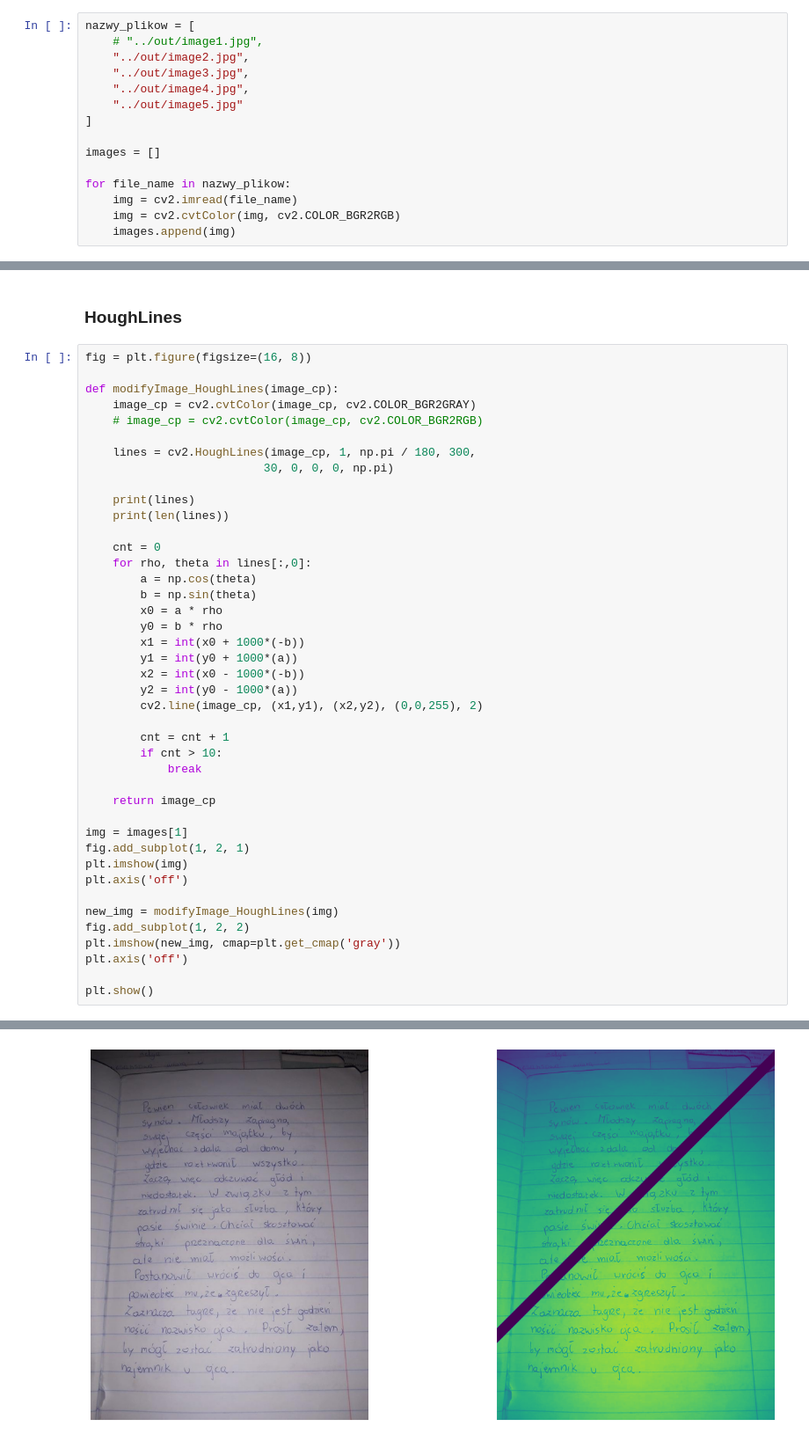
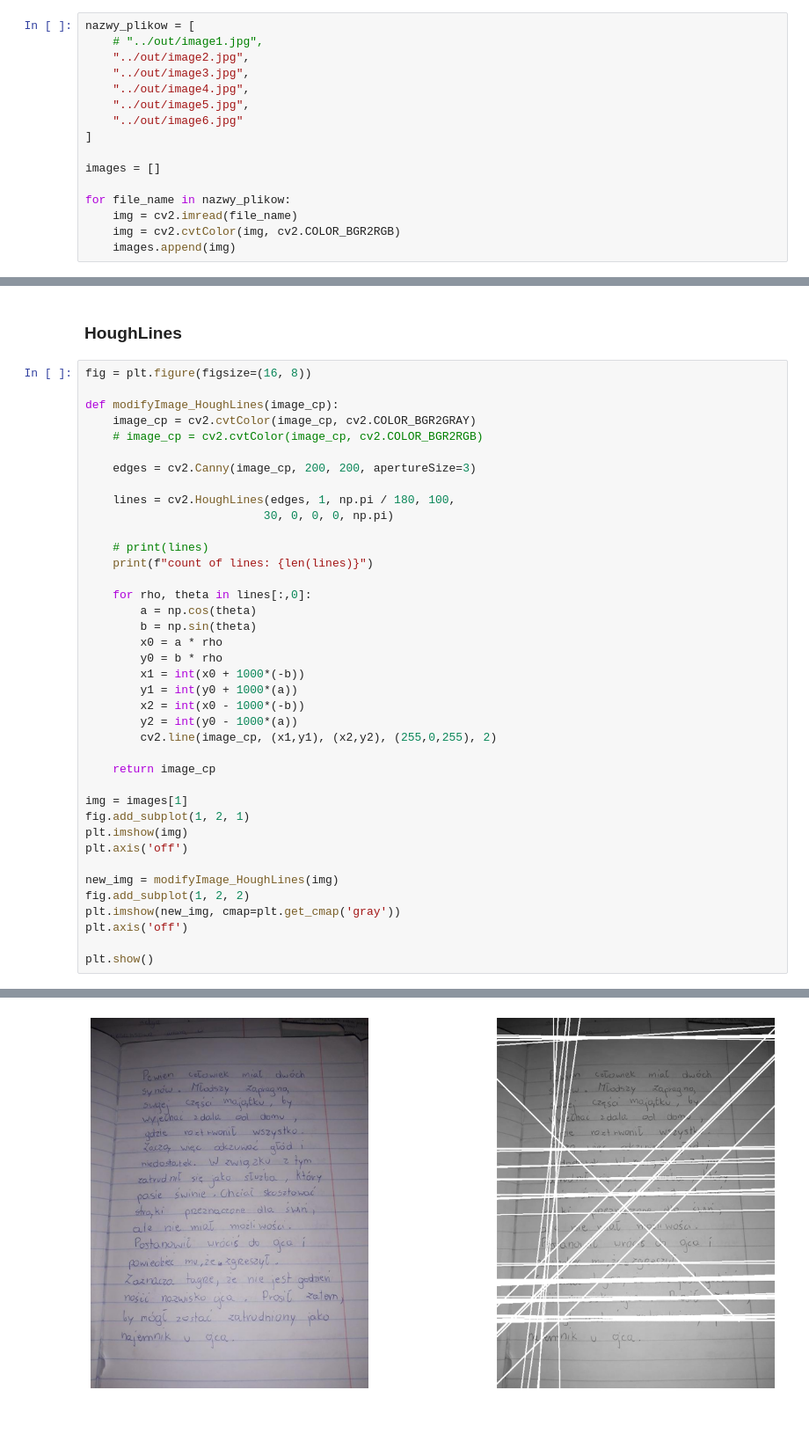
Before and after one commit to wikolego/wikolego-repository, a Jupyter notebook: ai-path/projects/image-to-black-white/notebooks/differentMethodsTests.ipynb, the cells around one changed output, grey strips where cells are left out. Shown at 88% size. Cells and saved outputs as stored; diff of their text form.

```diff
--- a/ai-path/projects/image-to-black-white/notebooks/differentMethodsTests.ipynb
+++ b/ai-path/projects/image-to-black-white/notebooks/differentMethodsTests.ipynb
@@ -19,7 +19,8 @@ nazwy_plikow = [
     "../out/image2.jpg",
     "../out/image3.jpg",
     "../out/image4.jpg",
-    "../out/image5.jpg"
+    "../out/image5.jpg",
+    "../out/image6.jpg"
 ]
 
 images = []
@@ -119,13 +120,14 @@ def modifyImage_HoughLines(image_cp):
     image_cp = cv2.cvtColor(image_cp, cv2.COLOR_BGR2GRAY)
     # image_cp = cv2.cvtColor(image_cp, cv2.COLOR_BGR2RGB)
 
-    lines = cv2.HoughLines(image_cp, 1, np.pi / 180, 300,
+    edges = cv2.Canny(image_cp, 200, 200, apertureSize=3)
+
+    lines = cv2.HoughLines(edges, 1, np.pi / 180, 100,
                           30, 0, 0, 0, np.pi)
 
-    print(lines)
-    print(len(lines))
+    # print(lines)
+    print(f"count of lines: {len(lines)}")
 
-    cnt = 0
     for rho, theta in lines[:,0]:
         a = np.cos(theta)
         b = np.sin(theta)
@@ -135,11 +137,7 @@ def modifyImage_HoughLines(image_cp):
         y1 = int(y0 + 1000*(a))
         x2 = int(x0 - 1000*(-b))
         y2 = int(y0 - 1000*(a))
-        cv2.line(image_cp, (x1,y1), (x2,y2), (0,0,255), 2)
-
-        cnt = cnt + 1
-        if cnt > 10:
-            break
+        cv2.line(image_cp, (x1,y1), (x2,y2), (255,0,255), 2)
 
     return image_cp
 
@@ -172 +157 @@ plt.show()
-[figure, old version]
+[figure, new version]
```
Also changed, not shown: parts of 3 cells of this notebook, 2 other files.
